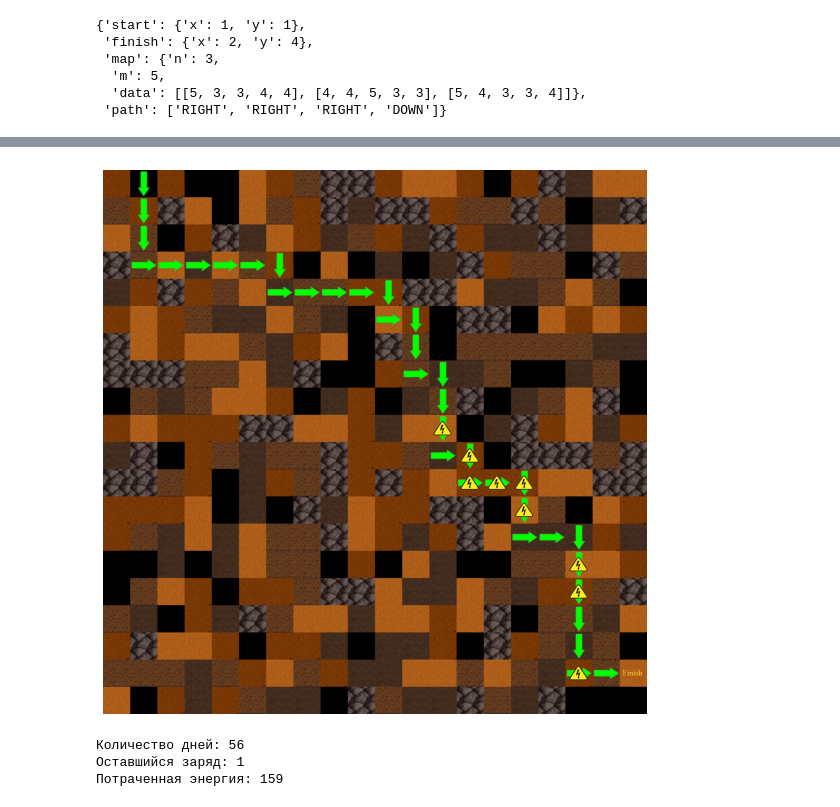
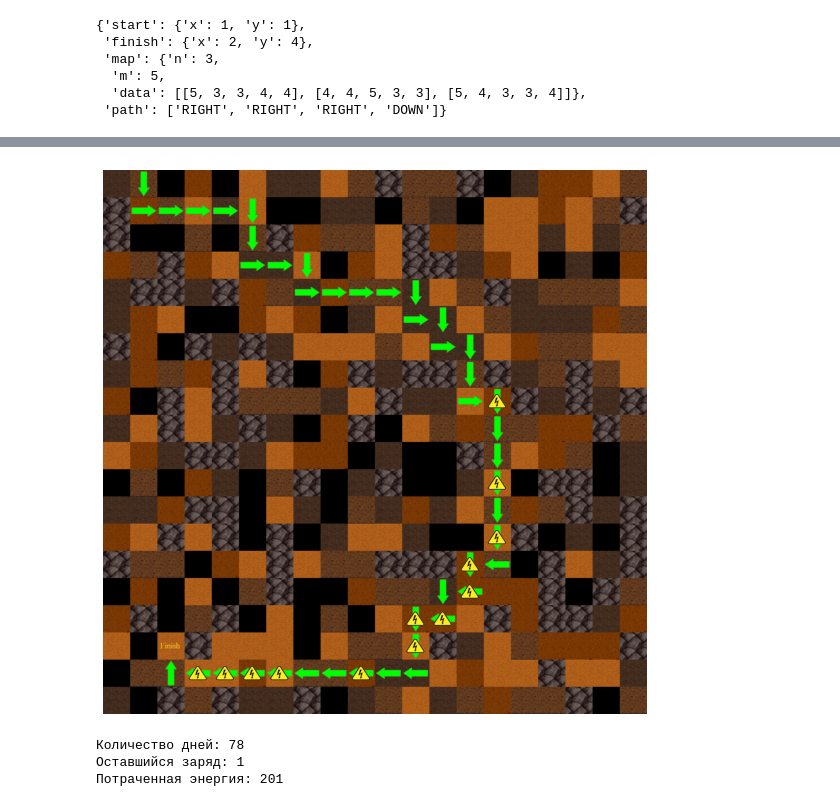
Before and after one commit to sergeyburkin/MarsRover, a Jupyter notebook: PythonCode/Main.ipynb, the cells around one changed output, grey strips where cells are left out. Drawn from its saved outputs; the diff is of its cells as text; code cells hidden in the pictures.

```diff
--- a/PythonCode/Main.ipynb
+++ b/PythonCode/Main.ipynb
@@ -373,19 +373,19 @@ plt.imshow(rand_map);
 # %%
 rand_map_data['start']['x'] = 1
 rand_map_data['start']['y'] = 2
-rand_map_data['finish']['x'] = 19
-rand_map_data['finish']['y'] = 20
+rand_map_data['finish']['x'] = 18
+rand_map_data['finish']['y'] = 3
 plt.figure(figsize=(10, 10))
 plt.axis('off')
 plt.imshow(get_map_image_with_path(rand_map_data));
 # %% [output]
-[figure, old version]
+[figure, new version]
 # %%
 tmp = get_cost_from_json(rand_map_data)
 print(f'Количество дней: {tmp[0]}')
 print(f'Оставшийся заряд: {tmp[1]}')
 print(f'Потраченная энергия: {tmp[2]}')
 # %% [output]
-Количество дней: 56
+Количество дней: 78
 Оставшийся заряд: 1
-Потраченная энергия: 159
+Потраченная энергия: 201
```
Also changed, not shown: parts of 1 cell of this notebook.
